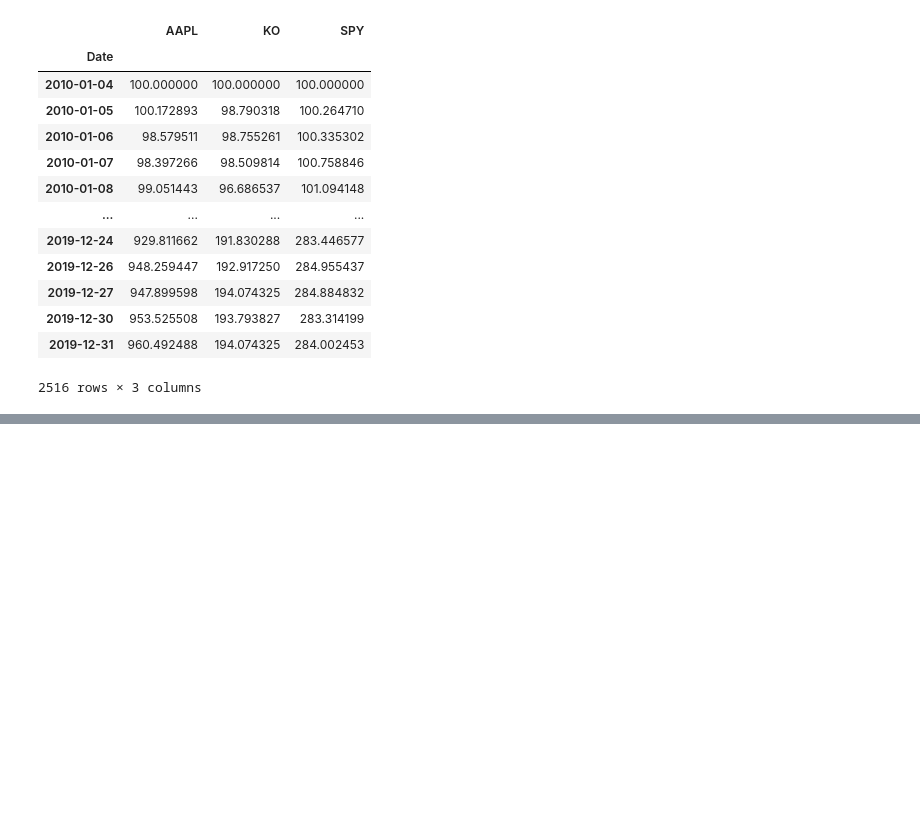
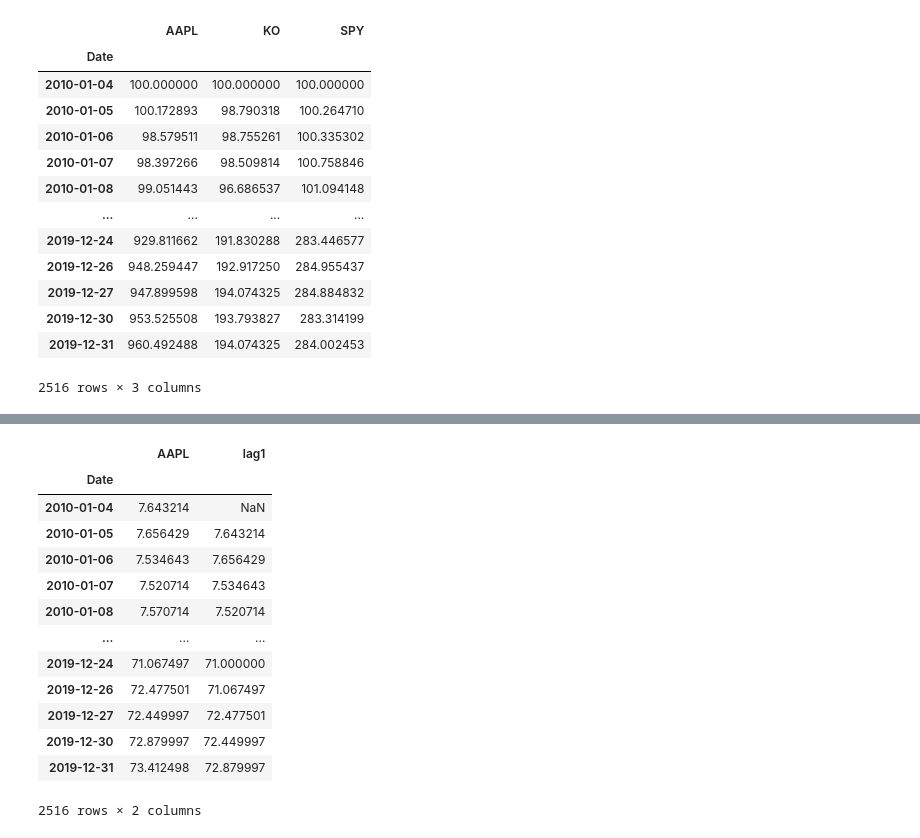
Before and after one commit to tobitprince/Algorithmic-Trading-Python, a Jupyter notebook: Algo.ipynb, the cells around one changed output, grey strips where cells are left out. Saved outputs shown, nothing was run; the diff lists cells and outputs as text; code cells hidden in the pictures; blank space fills up the shorter version.

```diff
--- a/Algo.ipynb
+++ b/Algo.ipynb
@@ -363,0 +408,17 @@ normclose=close.div(close.iloc[0]).mul(100)
+# %%
+aapl
+# %% [output]
+|  | AAPL | lag1 |
+| Date |  |  |
+| 2010-01-04 | 7.643214 | NaN |
+| 2010-01-05 | 7.656429 | 7.643214 |
+| 2010-01-06 | 7.534643 | 7.656429 |
+| 2010-01-07 | 7.520714 | 7.534643 |
+| 2010-01-08 | 7.570714 | 7.520714 |
+| ... | ... | ... |
+| 2019-12-24 | 71.067497 | 71.000000 |
+| 2019-12-26 | 72.477501 | 71.067497 |
+| 2019-12-27 | 72.449997 | 72.477501 |
+| 2019-12-30 | 72.879997 | 72.449997 |
+| 2019-12-31 | 73.412498 | 72.879997 |
+2516 rows × 2 columns
```
Also changed, not shown: parts of 19 cells of this notebook.
